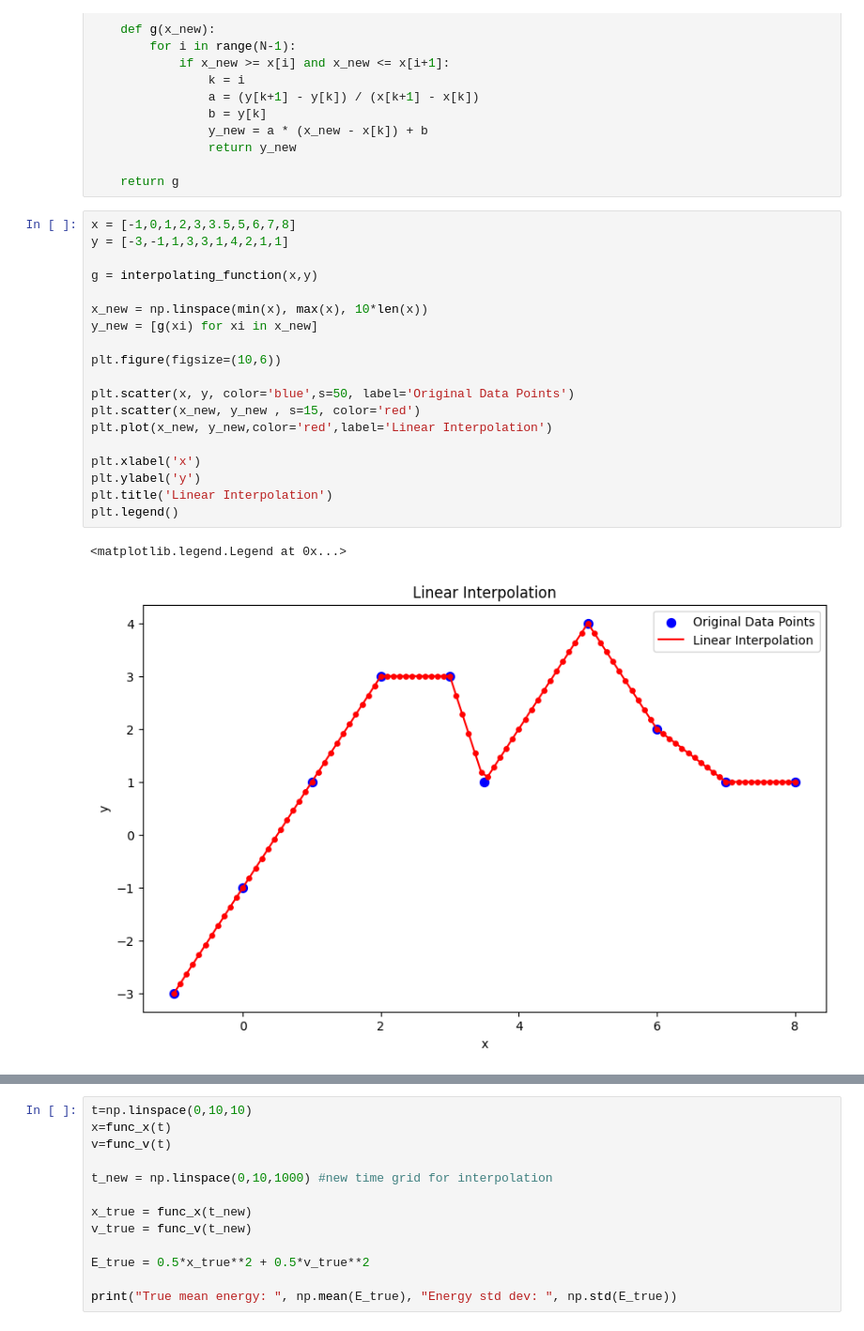
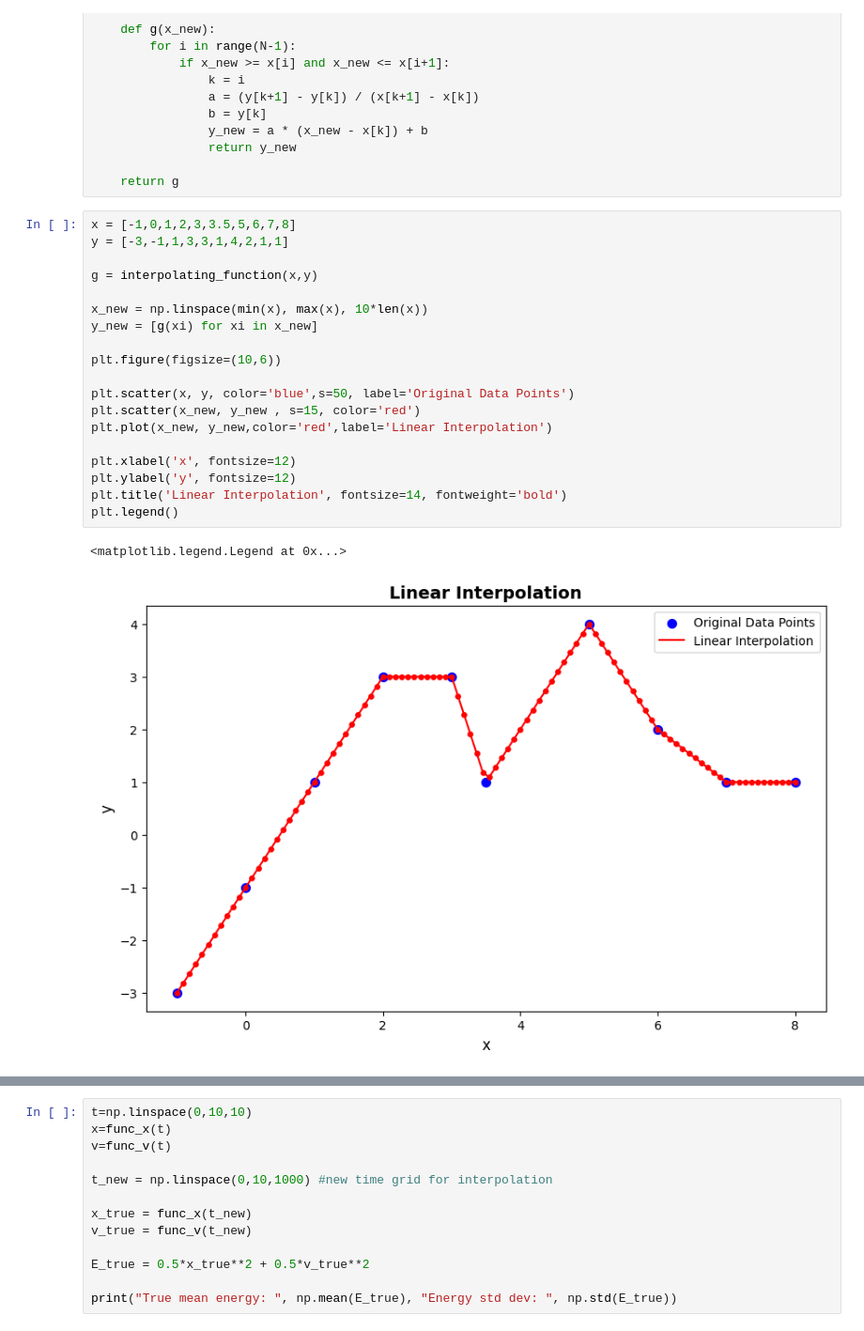
Before and after one commit to Aradhikaaa/Interpolation, a Jupyter notebook: hw1.ipynb, the cells around one changed output, grey strips where cells are left out. Shown at 94% size. Drawn from its saved outputs; the diff is of its cells as text.

```diff
--- a/hw1.ipynb
+++ b/hw1.ipynb
@@ -20,25 +20,25 @@ def interpolating_function(x,y):
 # %%
 x = [-1,0,1,2,3,3.5,5,6,7,8]
 y = [-3,-1,1,3,3,1,4,2,1,1]
 
 g = interpolating_function(x,y)
 
 x_new = np.linspace(min(x), max(x), 10*len(x))
 y_new = [g(xi) for xi in x_new]
 
 plt.figure(figsize=(10,6))
 
 plt.scatter(x, y, color='blue',s=50, label='Original Data Points')
 plt.scatter(x_new, y_new , s=15, color='red')
 plt.plot(x_new, y_new,color='red',label='Linear Interpolation')
 
-plt.xlabel('x')
-plt.ylabel('y')
-plt.title('Linear Interpolation')
+plt.xlabel('x', fontsize=12)
+plt.ylabel('y', fontsize=12)
+plt.title('Linear Interpolation', fontsize=14, fontweight='bold')
 plt.legend()
 # %% [output]
 <matplotlib.legend.Legend at 0x...>
-[figure, old version]
+[figure, new version]
 # %%
 cs = CubicSpline(x, y)
 y_new_cs= cs(x_new)
```
Also changed, not shown: parts of 18 cells of this notebook.
